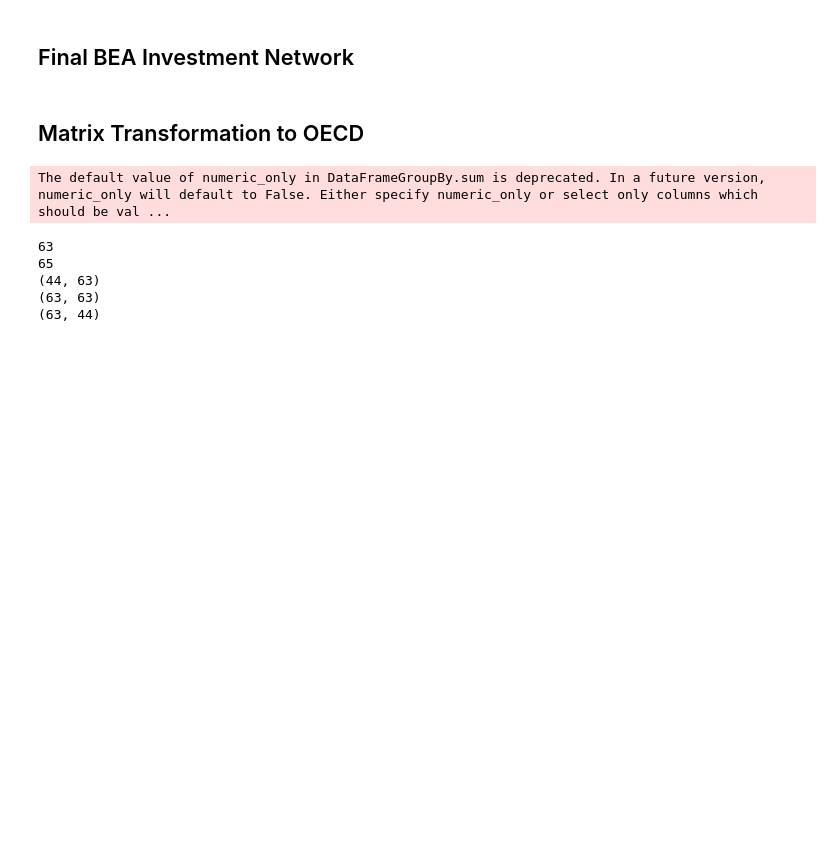
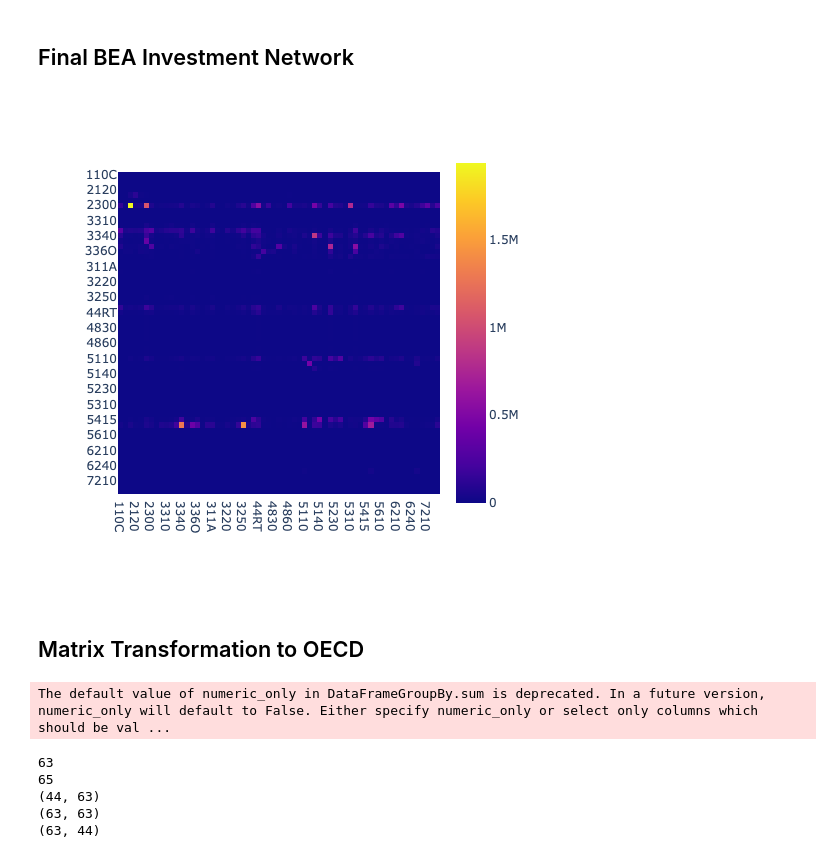
Before and after one commit to matthewbbone/macro-model-eda, a Jupyter notebook: may2nd.ipynb, the cells around one changed output. Drawn from its saved outputs; the diff is of its cells as text; code cells hidden in the pictures; blank space fills up the shorter version.

```diff
--- a/may2nd.ipynb
+++ b/may2nd.ipynb
@@ -279,7 +290,10 @@ px.imshow(final_ipp_matrix, width=500, height=500)
 ## Final BEA Investment Network
 # %%
 bea_matrix = final_equip_matrix + final_structure_matrix + final_ipp_matrix
-px.imshow(bea_matrix, width=500, height=500)
+# px.imshow(bea_matrix, width=500, height=500)
+Image("finalbeamat.png")
+# %% [output]
+[figure, added]
 # %% [markdown]
 ##  Matrix Transformation to OECD
 # %%
```
Also changed, not shown: parts of 6 cells of this notebook.
